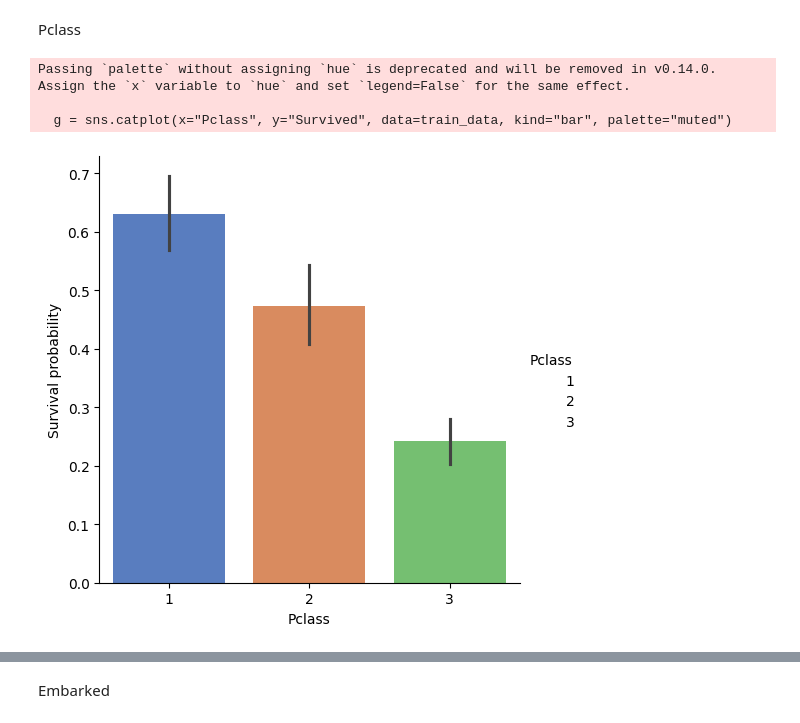
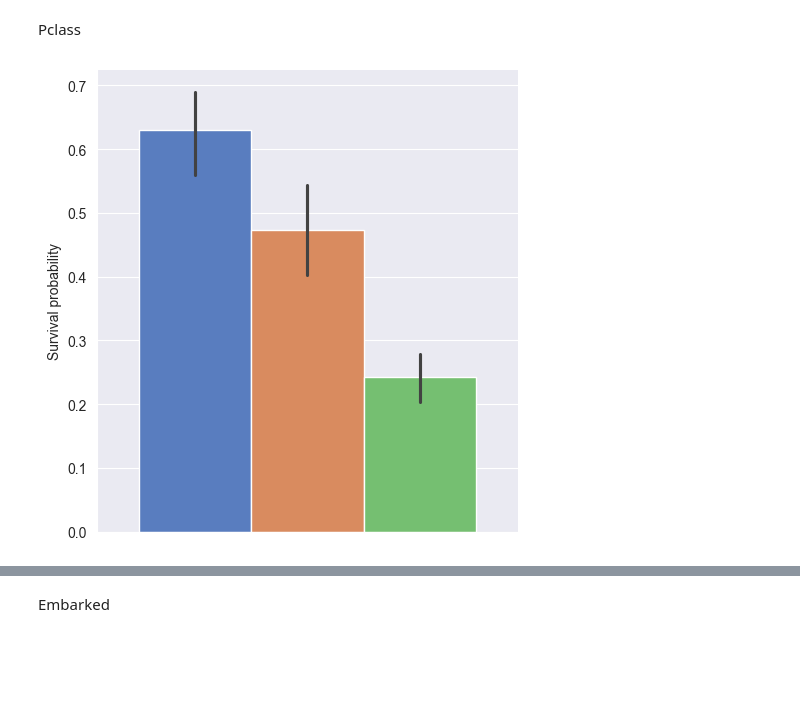
Before and after one commit to Szymqn/KaggleCompetitions, a Jupyter notebook: Titanic - Machine Learning from Disaster/exaple_model.ipynb, the cells around one changed output, grey strips where cells are left out. Cells and saved outputs as stored; diff of their text form; code cells hidden in the pictures; blank space fills up the shorter version.

Commit message:
Updated approach of plots to new version

```diff
--- a/Titanic - Machine Learning from Disaster/exaple_model.ipynb
+++ b/Titanic - Machine Learning from Disaster/exaple_model.ipynb
@@ -144,13 +118,10 @@ train_data[["Sex", "Survived"]].groupby('Sex').mean()
 # %% [markdown]
 Pclass
 # %%
-g = sns.catplot(x="Pclass", y="Survived", data=train_data, kind="bar", palette="muted")
+g = sns.catplot(hue="Pclass", y="Survived", data=train_data, kind="bar", palette="muted", legend=False)
 g = g.set_ylabels("Survival probability")
 # %% [output]
-Passing `palette` without assigning `hue` is deprecated and will be removed in v0.14.0. Assign the `x` variable to `hue` and set `legend=False` for the same effect.
-
-  g = sns.catplot(x="Pclass", y="Survived", data=train_data, kind="bar", palette="muted")
-[figure, old version]
+[figure, new version]
 # %%
 # Pclass vs Survived by Sex
 g = sns.catplot(x="Pclass", y="Survived", hue="Sex", data=train_data, kind="bar", palette="muted")
```
Also changed, not shown: parts of 12 cells of this notebook.
